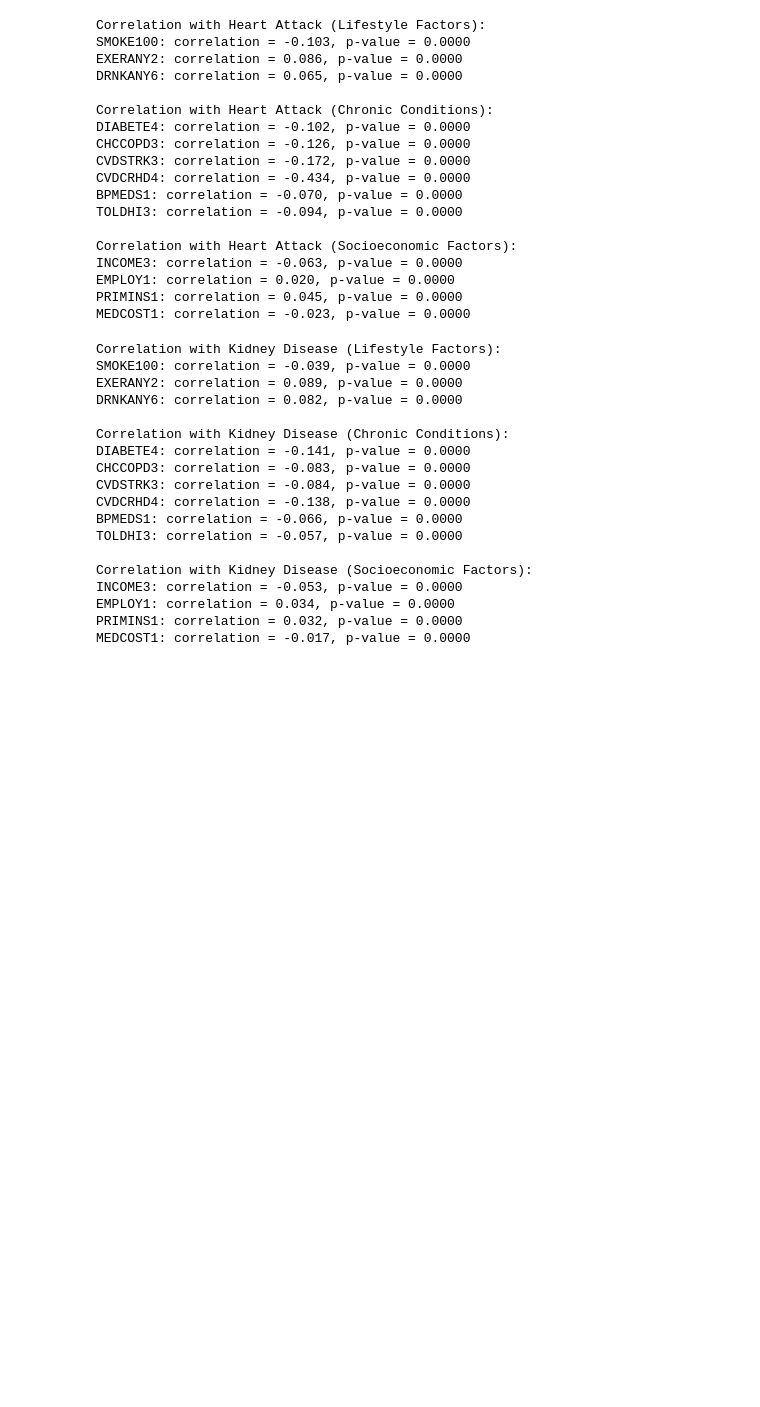
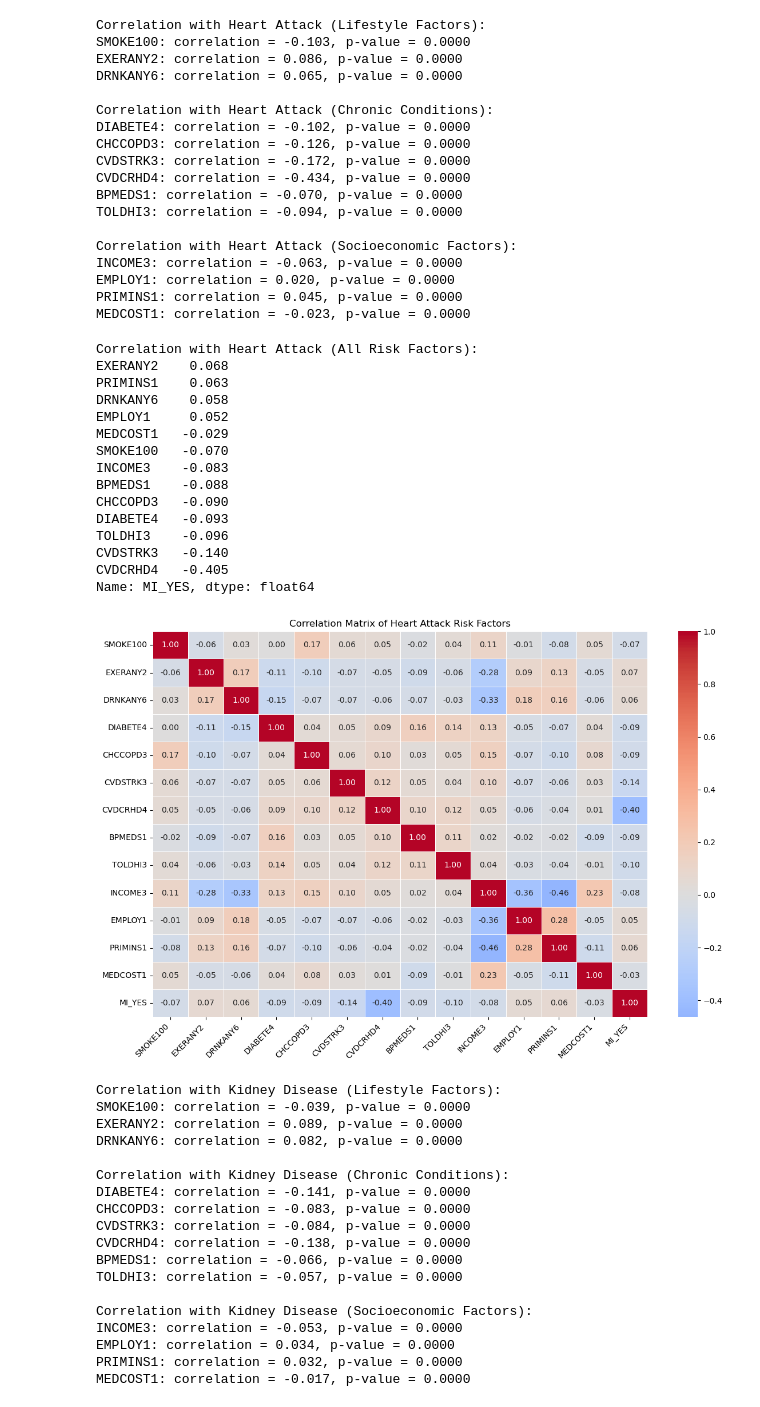
Before and after one commit to jberin15/usable_ai, a Jupyter notebook: project/i513_midterm_project_joycee_berin.ipynb, the cells around one changed output. Cells and saved outputs as stored; diff of their text form; code cells hidden in the pictures; blank space fills up the shorter version.

```diff
--- a/project/i513_midterm_project_joycee_berin.ipynb
+++ b/project/i513_midterm_project_joycee_berin.ipynb
@@ -16,7 +16,7 @@ import seaborn as sns
 Source of data set: https://www.cdc.gov/brfss/annual_data/annual_2023.html
 # %%
 # Load BRFSS data
-df_survey = pd.read_csv(r"C:\Users\jberin\usable_ai\project\data\LLCP2023.csv")
+df_survey = pd.read_csv(r"C:\Users\joyce\usable_ai\project\data\BRFSS2023.csv")
 
 # Preview
 df_survey.head()
@@ -452,4 +370,55 @@ INCOME3: correlation = -0.063, p-value = 0.0000
 EMPLOY1: correlation = 0.020, p-value = 0.0000
 PRIMINS1: correlation = 0.045, p-value = 0.0000
 MEDCOST1: correlation = -0.023, p-value = 0.0000
+# %%
+# Combine all relevant columns into one DataFrame for MI_YES
+all_cols_mi = (
+    lifestyle_cols   # ["SMOKE100","EXERANY2","DRNKANY6"]
+    + chronic_cols   # ["DIABETE4","CHCCOPD3","CVDSTRK3","CVDCRHD4","BPMEDS1","TOLDHI3"]
+    + social_cols    # ["INCOME3","EMPLOY1","PRIMINS1","MEDCOST1"]
+    + ["MI_YES"]
+)
+
+df_corr_mi = (
+    df_survey[all_cols_mi]
+    .replace(invalid_values, np.nan)
+    .dropna()
+)
+
+# Print correlation of each variable with MI_YES
+print("Correlation with Heart Attack (All Risk Factors):")
+mi_correlations = df_corr_mi.corr()["MI_YES"].drop("MI_YES")
+print(mi_correlations.sort_values(ascending=False).round(3), "\n")
+
+# Plot the full correlation matrix
+plt.figure(figsize=(12, 8))
+sns.heatmap(
+    df_corr_mi.corr(),
+    annot=True,
+    fmt=".2f",
+    cmap="coolwarm",
+    center=0,
+    linewidths=0.5
+)
+plt.title("Correlation Matrix of Heart Attack Risk Factors")
+plt.xticks(rotation=45, ha="right")
+plt.tight_layout()
+plt.show()
+# %% [output]
+Correlation with Heart Attack (All Risk Factors):
+EXERANY2    0.068
+PRIMINS1    0.063
+DRNKANY6    0.058
+EMPLOY1     0.052
+MEDCOST1   -0.029
+SMOKE100   -0.070
+INCOME3    -0.083
+BPMEDS1    -0.088
+CHCCOPD3   -0.090
+DIABETE4   -0.093
+TOLDHI3    -0.096
+CVDSTRK3   -0.140
+CVDCRHD4   -0.405
+Name: MI_YES, dtype: float64
+[figure, added]
 # %%
```
Also changed, not shown: parts of 11 cells of this notebook, 1 other file.
